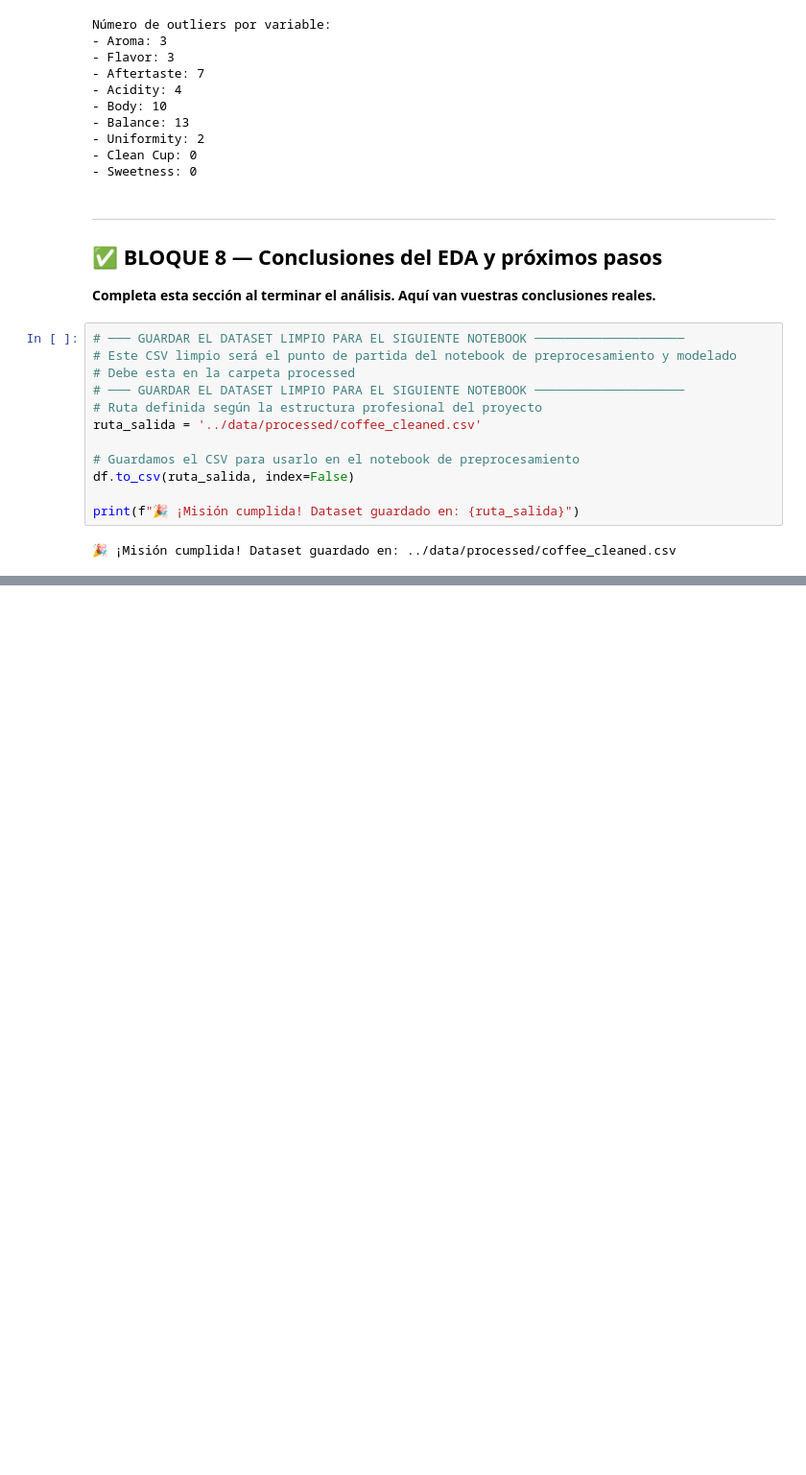
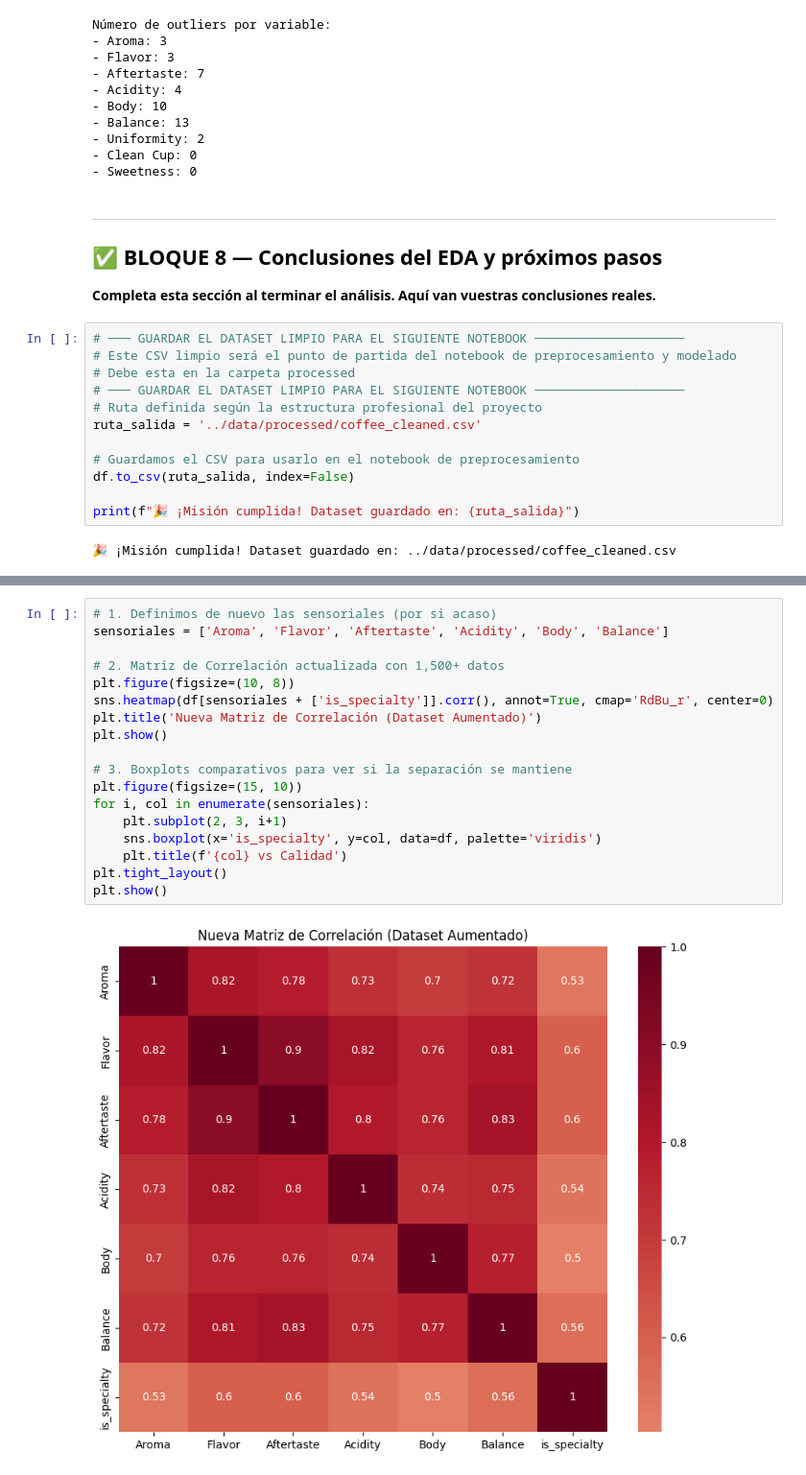
Before and after one commit to Bootcamp-IA-P6/Proyecto6_Grupo1, a Jupyter notebook: notebooks/EDA-Plantilla.ipynb, the cells around one changed output, grey strips where cells are left out. Shown at 96% size. Cells and saved outputs as stored; diff of their text form; blank space fills up the shorter version.

```diff
--- a/notebooks/EDA-Plantilla.ipynb
+++ b/notebooks/EDA-Plantilla.ipynb
@@ -478,0 +557,20 @@ print(f"🎉 ¡Misión cumplida! Dataset guardado en: {ruta_salida}")
+# %%
+# 1. Definimos de nuevo las sensoriales (por si acaso)
+sensoriales = ['Aroma', 'Flavor', 'Aftertaste', 'Acidity', 'Body', 'Balance']
+
+# 2. Matriz de Correlación actualizada con 1,500+ datos
+plt.figure(figsize=(10, 8))
+sns.heatmap(df[sensoriales + ['is_specialty']].corr(), annot=True, cmap='RdBu_r', center=0)
+plt.title('Nueva Matriz de Correlación (Dataset Aumentado)')
+plt.show()
+
+# 3. Boxplots comparativos para ver si la separación se mantiene
+plt.figure(figsize=(15, 10))
+for i, col in enumerate(sensoriales):
+    plt.subplot(2, 3, i+1)
+    sns.boxplot(x='is_specialty', y=col, data=df, palette='viridis')
+    plt.title(f'{col} vs Calidad')
+plt.tight_layout()
+plt.show()
+# %% [output]
+[figure, added]
```
Also changed, not shown: parts of 6 cells of this notebook, 4 other files.
